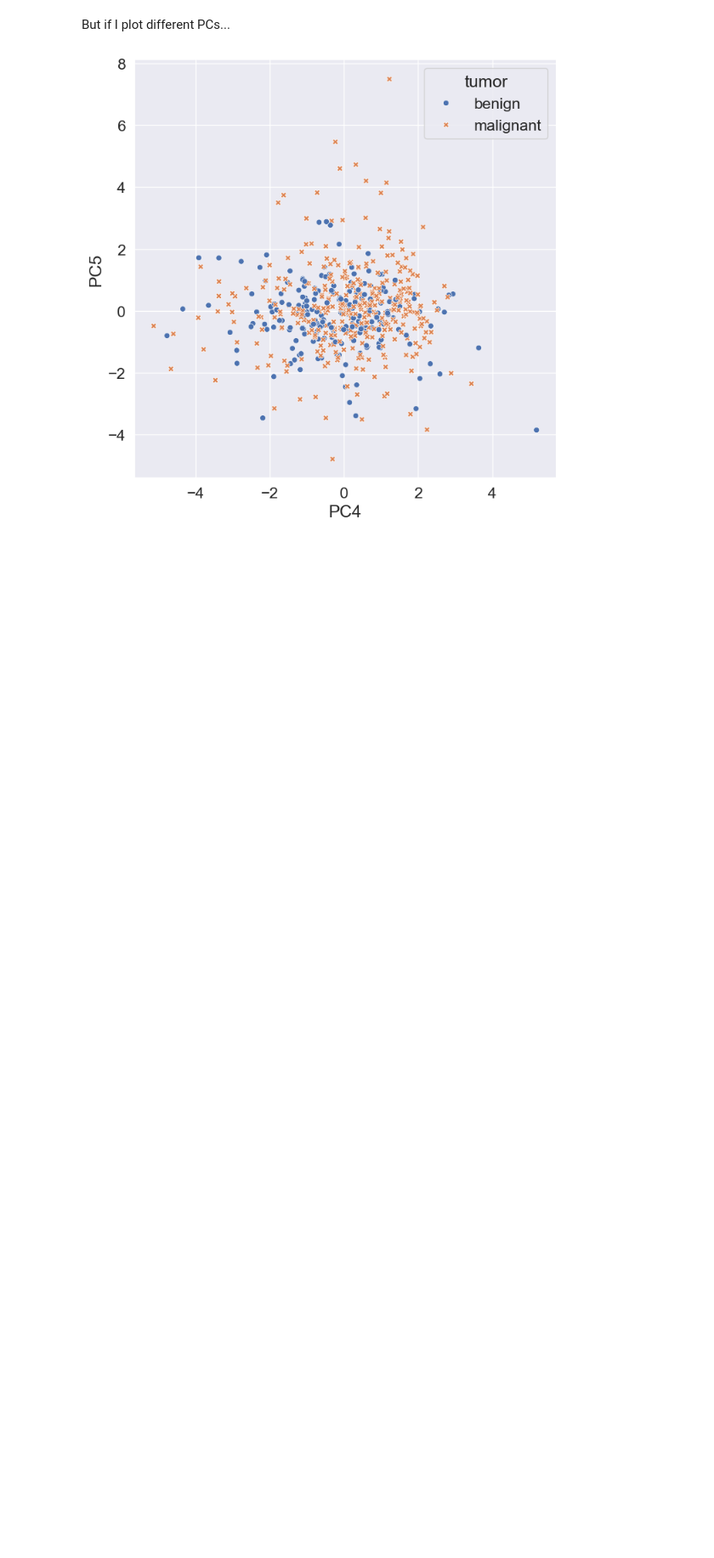
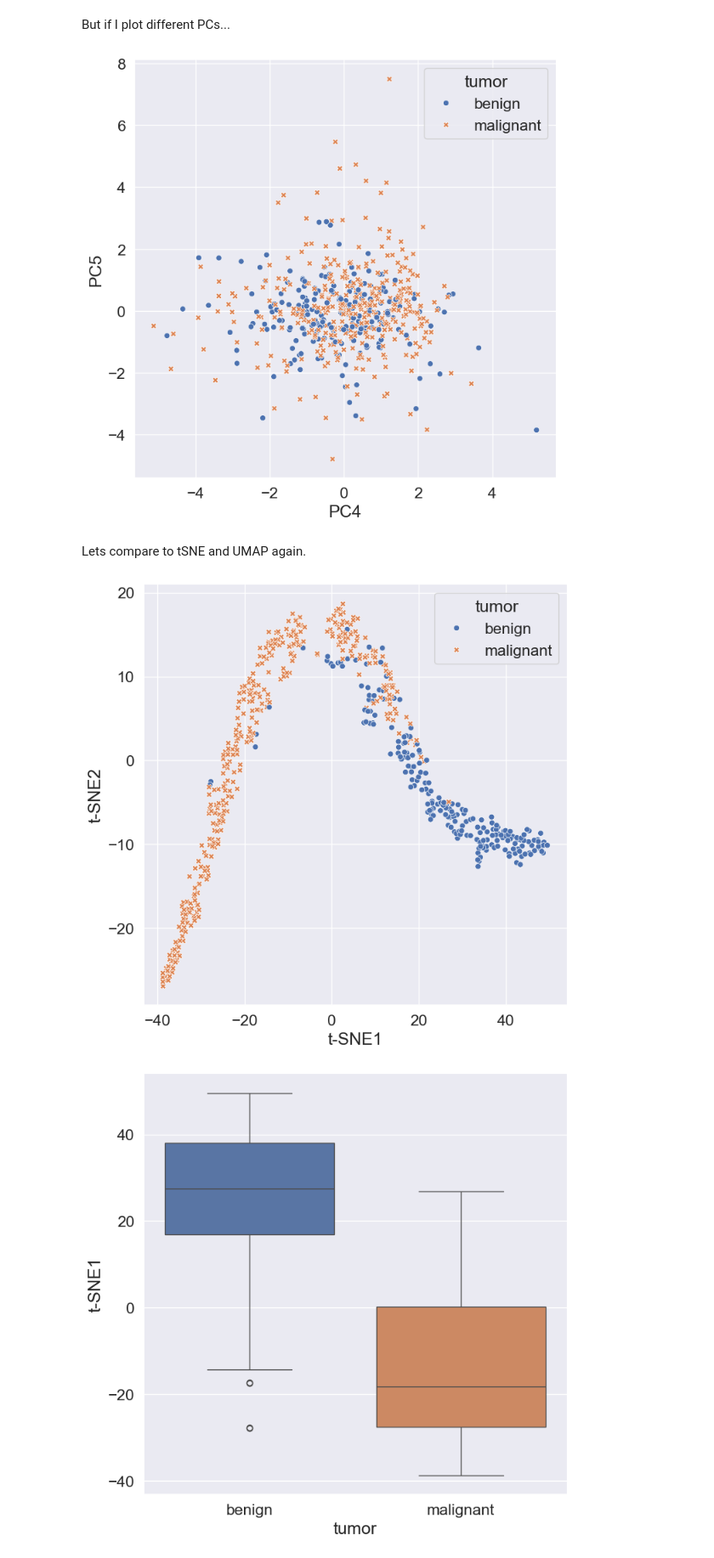
Before and after one commit to BIOL359A-FoundationsOfQBio-Spr25/week9_principalComponentAnalysis, a Jupyter notebook: pca.ipynb, the cells around one changed output. Shown at 85% size. Cells and saved outputs as stored; diff of their text form; code cells hidden in the pictures; blank space fills up the shorter version.

```diff
--- a/pca.ipynb
+++ b/pca.ipynb
@@ -257,3 +350,21 @@ sns.scatterplot(x='PC4',y='PC5',style='tumor',hue='tumor',data=PCA_df,markers=Tr
 plt.show()
 # %% [output]
 [figure]
+# %% [markdown]
+Lets compare to tSNE and UMAP again.
+# %%
+# t-SNE
+tumor_TSNE_df = PerformTSNE(tumor_features, n_dimensions=2)
+tumor_TSNE_df = tumor_TSNE_df.join(tumor_nominal)
+
+sns.scatterplot(x='t-SNE1', y='t-SNE2', hue='tumor', data=tumor_TSNE_df, style='tumor', markers=True)
+plt.show()
+
+sns.boxplot(x="tumor", y="t-SNE1", hue="tumor", data=tumor_TSNE_df)
+plt.show()
+
+sns.boxplot(x="tumor", y="t-SNE2", hue="tumor", data=tumor_TSNE_df)
+plt.show()
+# %% [output]
+[figure, added]
+[figure, added]
```
Also changed, not shown: parts of 9 cells of this notebook, 1 other file.
